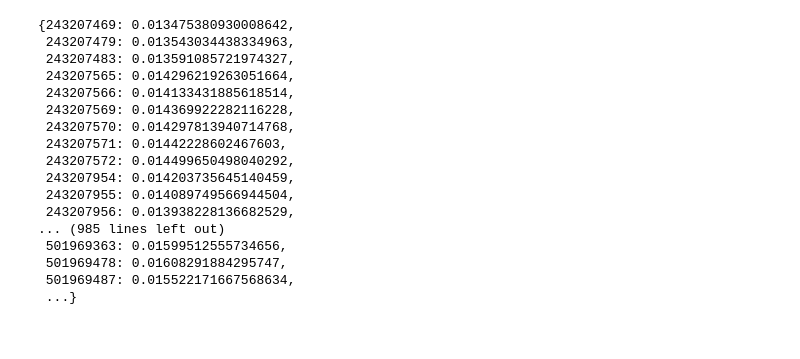
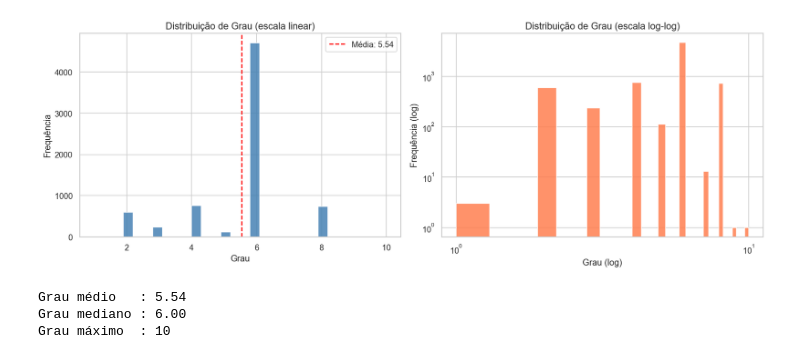
Before and after one commit to JoseFelixeng/An-lise-Estrutural-de-Redes-Urbanas, a Jupyter notebook: Trabalho 2 .ipynb, the cells around one changed output. Drawn from its saved outputs; the diff is of its cells as text; code cells hidden in the pictures.

```diff
--- a/Trabalho 2 .ipynb
+++ b/Trabalho 2 .ipynb
@@ -49,0 +79,19 @@ Número de arestas: 48213
+# %%
+# Converter MultiDiGraph para DiGraph simples
+G_undirected = nx.DiGraph()
+
+# Copiar nós
+for node, data in G.nodes(data=True):
+    G_undirected.add_node(node, **data)
+
+# Copiar arestas sem duplicar
+for u, v, data in G.edges(data=True):
+    if not G_undirected.has_edge(u, v):
+        G_undirected.add_edge(u, v, **data)
+
+# Remover self-loops
+G_undirected.remove_edges_from(nx.selfloop_edges(G_undirected))
+
+print(f"Grafo convertido:\n")
+print(f"Nós: {G_undirected.number_of_nodes()}")
+print(f"Arestas: {G_undirected.number_of_edges()}")
@@ -86,22 +123,0 @@ print(betweenness)
-# %%
-# Criar o  closeness
-closeness = nx.closeness_centrality(G_undirected)
-closeness
-# %% [output]
-{243207469: 0.013475380930008642,
- 243207479: 0.013543034438334963,
- 243207483: 0.013591085721974327,
- 243207565: 0.014296219263051664,
- 243207566: 0.014133431885618514,
- 243207569: 0.014369922282116228,
- 243207570: 0.014297813940714768,
- 243207571: 0.01442228602467603,
- 243207572: 0.014499650498040292,
- 243207954: 0.014203735645140459,
- 243207955: 0.014089749566944504,
- 243207956: 0.013938228136682529,
-... (985 lines left out)
- 501969363: 0.01599512555734656,
- 501969478: 0.01608291884295747,
- 501969487: 0.015522171667568634,
- ...}
@@ -132,0 +124,34 @@ ox.save_graphml(G, "rede_urbana.graphml")
+# %%
+# Distribuição de Grau
+degrees = list(degree_dict.values())
+
+pfig, axes = plt.subplots(1, 2, figsize=(14, 5))
+
+# Histograma linear
+axes[0].hist(degrees, bins=30, color='steelblue', edgecolor='white', alpha=0.85)
+axes[0].set_title('Distribuição de Grau (escala linear)', fontsize=13)
+axes[0].set_xlabel('Grau')
+axes[0].set_ylabel('Frequência')
+axes[0].axvline(np.mean(degrees), color='red', linestyle='--', label=f'Média: {np.mean(degrees):.2f}')
+axes[0].legend()
+
+# Histograma log-log (revela lei de potência)
+axes[1].hist(degrees, bins=30, color='coral', edgecolor='white', alpha=0.85)
+axes[1].set_yscale('log')
+axes[1].set_xscale('log')
+axes[1].set_title('Distribuição de Grau (escala log-log)', fontsize=13)
+axes[1].set_xlabel('Grau (log)')
+axes[1].set_ylabel('Frequência (log)')
+
+plt.tight_layout()
+plt.savefig('distribuicao_grau.png', bbox_inches='tight')
+plt.show()
+
+print(f"Grau médio   : {np.mean(degrees):.2f}")
+print(f"Grau mediano : {np.median(degrees):.2f}")
+print(f"Grau máximo  : {max(degrees)}")
+# %% [output]
+[figure, added]
+Grau médio   : 5.54
+Grau mediano : 6.00
+Grau máximo  : 10
```
Also changed, not shown: parts of 17 cells of this notebook, 5 other files.
